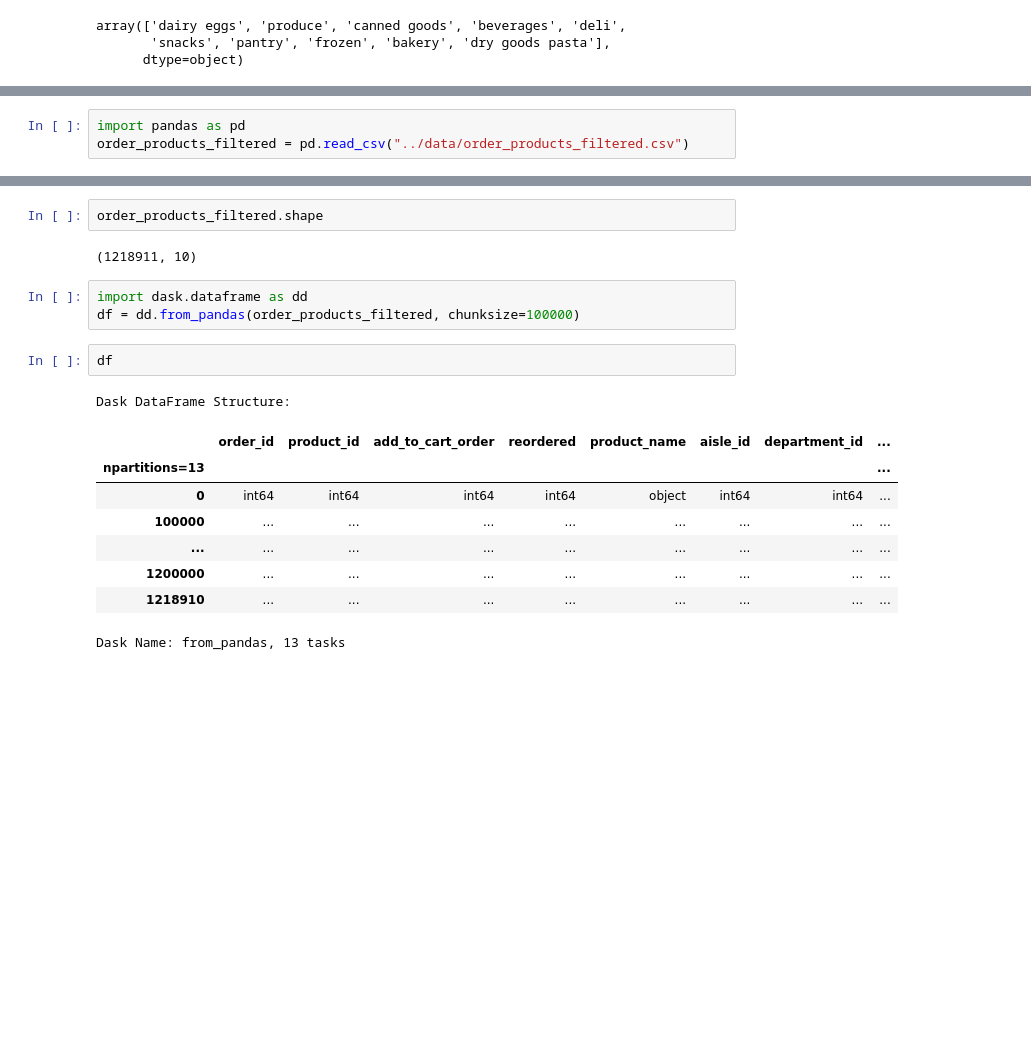
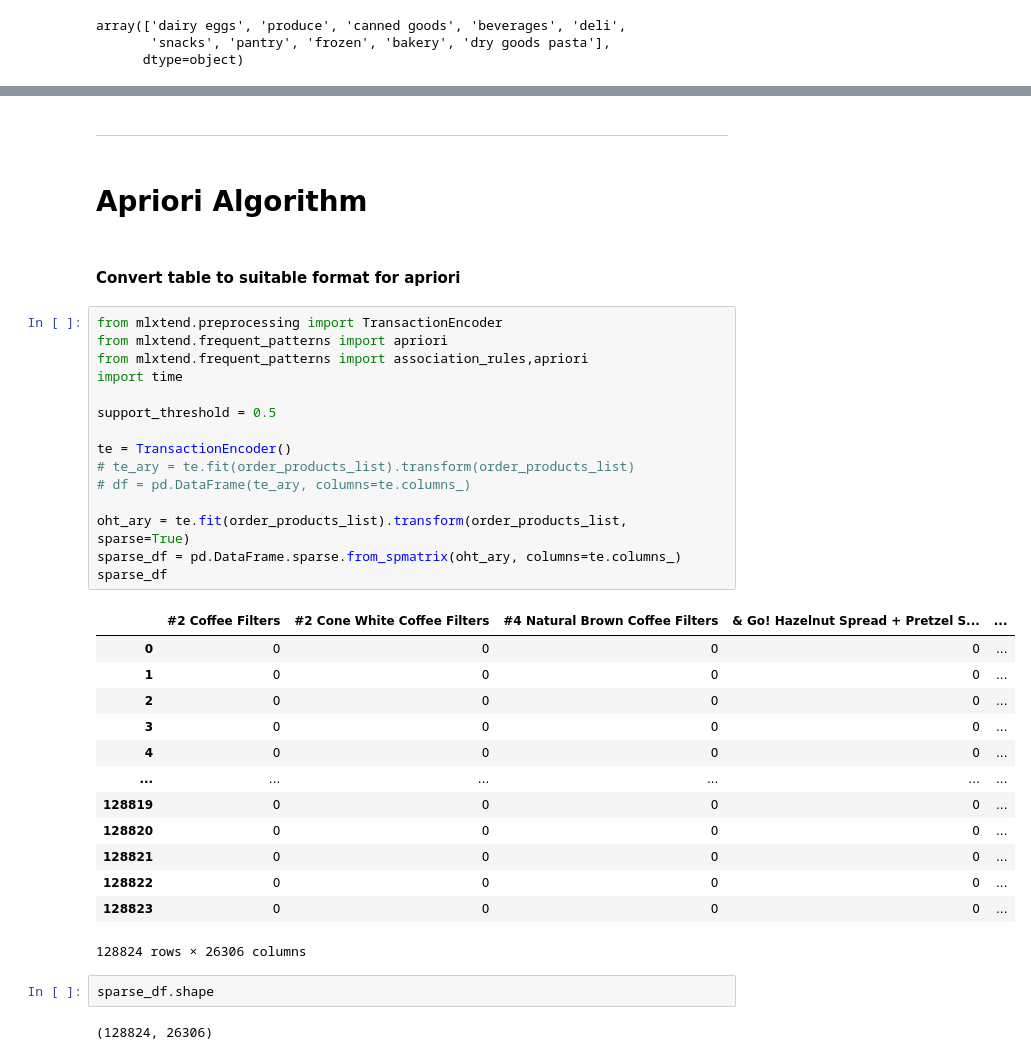
Before and after one commit to monolabs/products_association, a Jupyter notebook: notebooks/arm_experimental.ipynb, the cells around one changed output, grey strips where cells are left out. Drawn from its saved outputs; the diff is of its cells as text; blank space fills up the shorter version.

```diff
--- a/notebooks/arm_experimental.ipynb
+++ b/notebooks/arm_experimental.ipynb
@@ -90,4 +91 @@ order_products_filtered.to_csv("../data/order_products_filtered.csv", index=None
-# %%
-import pandas as pd
-order_products_filtered = pd.read_csv("../data/order_products_filtered.csv")
 # %%
@@ -117,19 +159,39 @@ order_products_filtered.head(5)
+# %% [markdown]
+---
+# %% [markdown]
+# Apriori Algorithm
+# %% [markdown]
+#### Convert table to suitable format for apriori
+# %%
+from mlxtend.preprocessing import TransactionEncoder
+from mlxtend.frequent_patterns import apriori
+from mlxtend.frequent_patterns import association_rules,apriori
+import time
+
+support_threshold = 0.5
+
+te = TransactionEncoder()
+# te_ary = te.fit(order_products_list).transform(order_products_list)
+# df = pd.DataFrame(te_ary, columns=te.columns_)
+
+oht_ary = te.fit(order_products_list).transform(order_products_list, sparse=True)
+sparse_df = pd.DataFrame.sparse.from_spmatrix(oht_ary, columns=te.columns_)
+sparse_df
+# %% [output]
+|  | #2 Coffee Filters | #2 Cone White Coffee Filters | #4 Natural Brown Coffee Filters | & Go! Hazelnut Spread + Pretzel S... | ... |
+| 0 | 0 | 0 | 0 | 0 | ... |
+| 1 | 0 | 0 | 0 | 0 | ... |
+| 2 | 0 | 0 | 0 | 0 | ... |
+| 3 | 0 | 0 | 0 | 0 | ... |
+| 4 | 0 | 0 | 0 | 0 | ... |
+| ... | ... | ... | ... | ... | ... |
+| 128819 | 0 | 0 | 0 | 0 | ... |
+| 128820 | 0 | 0 | 0 | 0 | ... |
+| 128821 | 0 | 0 | 0 | 0 | ... |
+| 128822 | 0 | 0 | 0 | 0 | ... |
+| 128823 | 0 | 0 | 0 | 0 | ... |
+128824 rows × 26306 columns
 # %%
-order_products_filtered.shape
+sparse_df.shape
 # %% [output]
-(1218911, 10)
+(128824, 26306)
-# %%
-import dask.dataframe as dd
-df = dd.from_pandas(order_products_filtered, chunksize=100000)
-# %%
-df
-# %% [output]
-Dask DataFrame Structure:
-|  | order_id | product_id | add_to_cart_order | reordered | product_name | aisle_id | department_id | ... |
-| npartitions=13 |  |  |  |  |  |  |  | ... |
-| 0 | int64 | int64 | int64 | int64 | object | int64 | int64 | ... |
-| 100000 | ... | ... | ... | ... | ... | ... | ... | ... |
-| ... | ... | ... | ... | ... | ... | ... | ... | ... |
-| 1200000 | ... | ... | ... | ... | ... | ... | ... | ... |
-| 1218910 | ... | ... | ... | ... | ... | ... | ... | ... |
-Dask Name: from_pandas, 13 tasks
```
Also changed, not shown: parts of 25 cells of this notebook.
